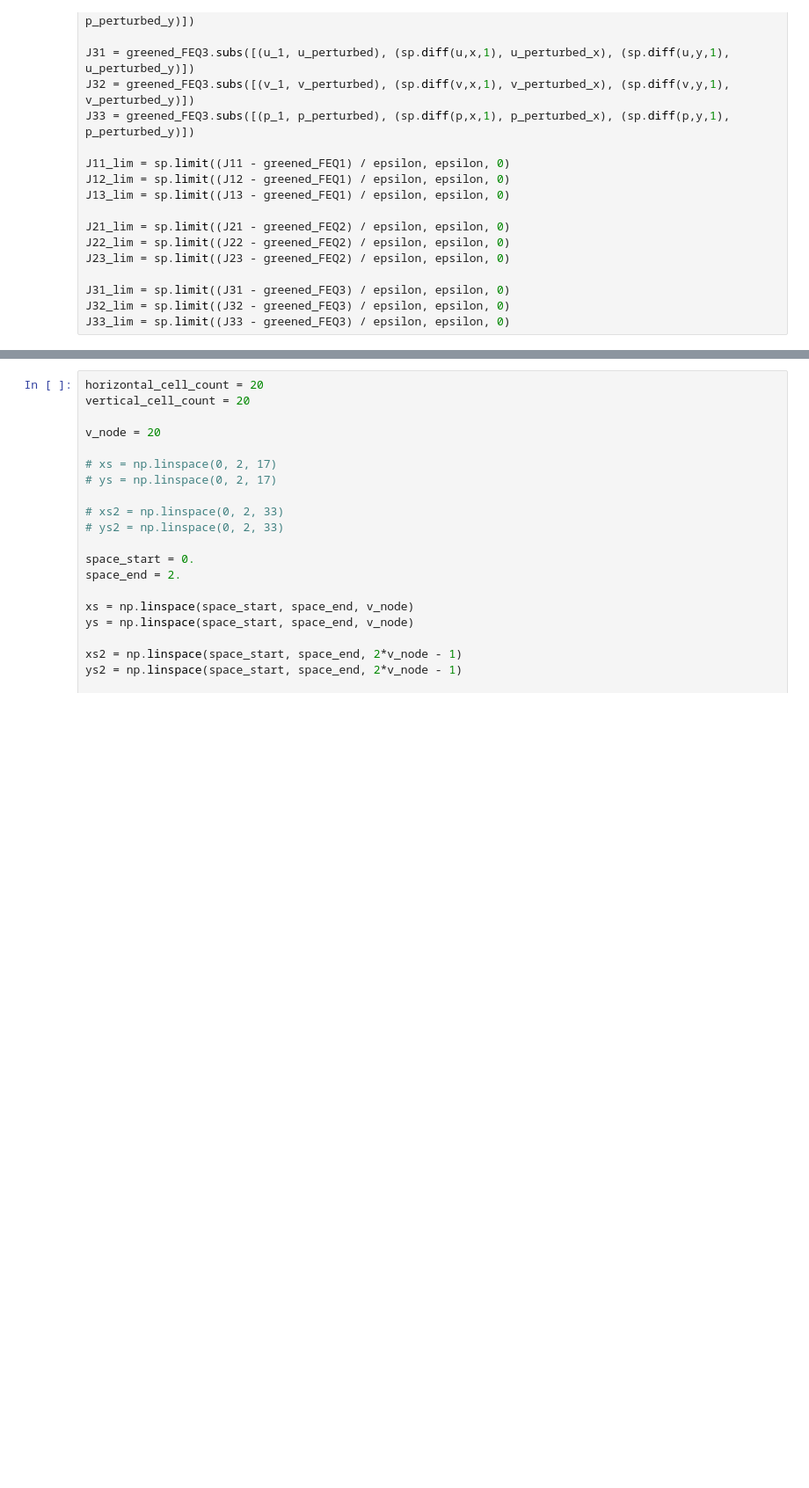
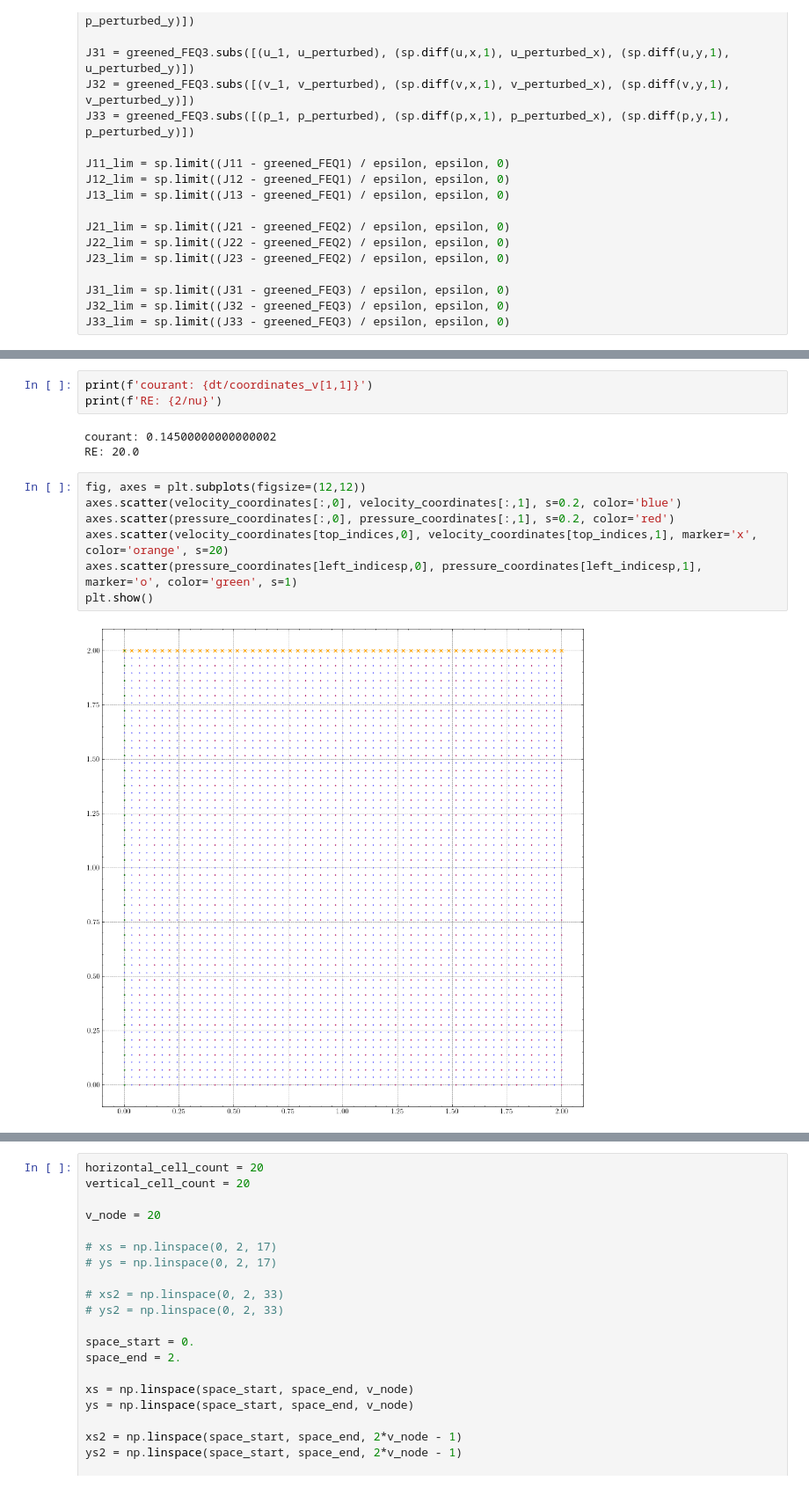
Before and after one commit to danielgerardclaassen/statfem-mcmc, a Jupyter notebook: navstoke.ipynb, the cells around one changed output, grey strips where cells are left out. Shown at 88% size. Saved outputs shown, nothing was run; the diff lists cells and outputs as text; blank space fills up the shorter version.

```diff
--- a/navstoke.ipynb
+++ b/navstoke.ipynb
@@ -190,0 +296,15 @@ J33_lim = sp.limit((J33 - greened_FEQ3) / epsilon, epsilon, 0)
+# %%
+print(f'courant: {dt/coordinates_v[1,1]}')
+print(f'RE: {2/nu}')
+# %% [output]
+courant: 0.14500000000000002
+RE: 20.0
+# %%
+fig, axes = plt.subplots(figsize=(12,12))
+axes.scatter(velocity_coordinates[:,0], velocity_coordinates[:,1], s=0.2, color='blue')
+axes.scatter(pressure_coordinates[:,0], pressure_coordinates[:,1], s=0.2, color='red')
+axes.scatter(velocity_coordinates[top_indices,0], velocity_coordinates[top_indices,1], marker='x', color='orange', s=20)
+axes.scatter(pressure_coordinates[left_indicesp,0], pressure_coordinates[left_indicesp,1], marker='o', color='green', s=1)
+plt.show()
+# %% [output]
+[figure, added]
```
Also changed, not shown: parts of 23 cells of this notebook, 1 other file.
